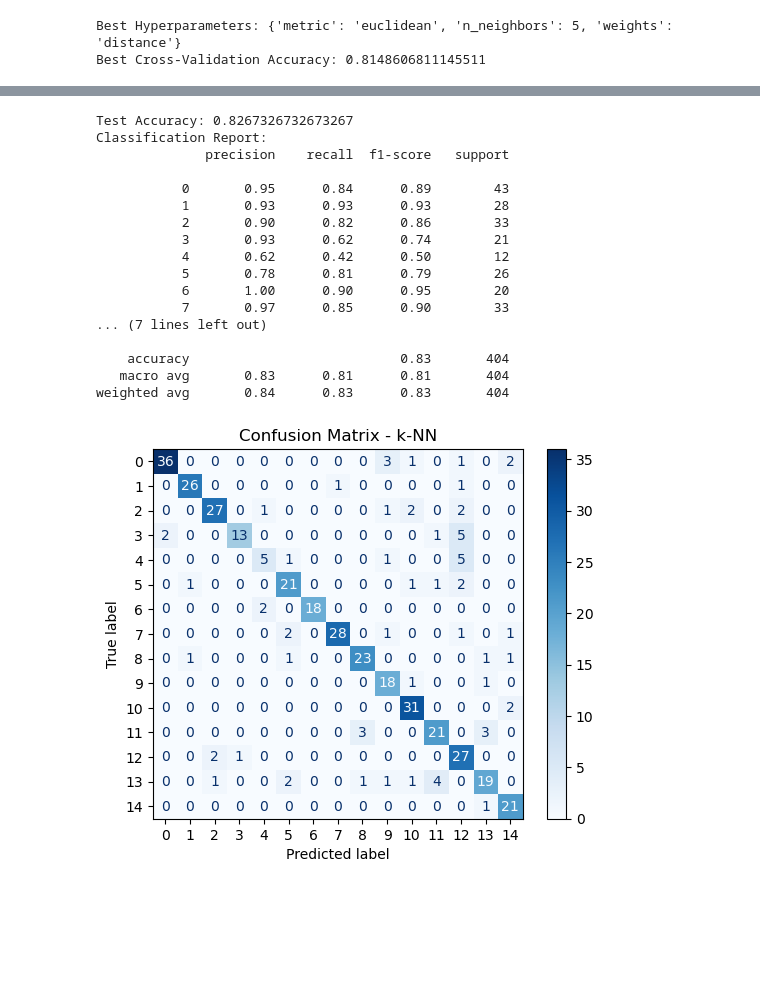
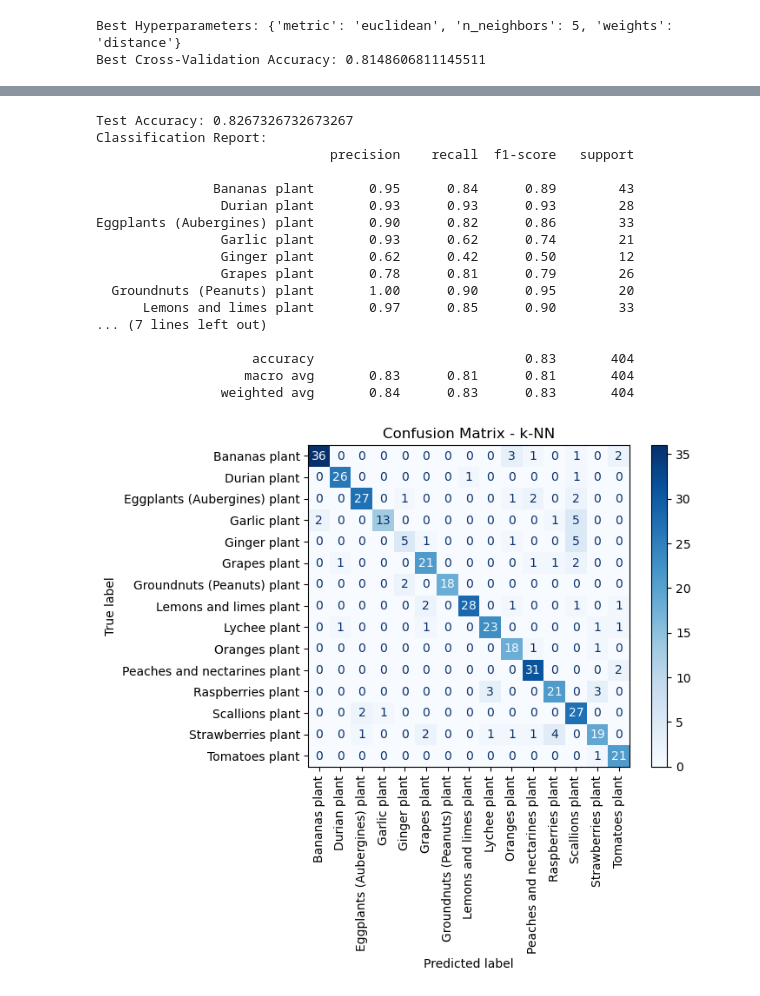
Before and after one commit to Rwangle/plant-classifier, a Jupyter notebook: notebooks/knn.ipynb, the cells around one changed output, grey strips where cells are left out. Drawn from its saved outputs; the diff is of its cells as text; code cells hidden in the pictures; blank space fills up the shorter version.

```diff
--- a/notebooks/knn.ipynb
+++ b/notebooks/knn.ipynb
@@ -14,6 +14,26 @@ X_train = np.load('X_train.npy')
 y_train = np.load('y_train.npy')
 X_test = np.load('X_test.npy')
 y_test = np.load('y_test.npy')
+# %%
+# %%
+from torchvision.datasets import ImageFolder
+from torchvision import transforms
+
+# Use the same transform as before (just for consistency, although it's not used here)
+transform = transforms.Compose([
+    transforms.Resize((224, 224)),
+    transforms.ToTensor(),
+    transforms.Normalize(
+        mean=[0.485, 0.456, 0.406],
+        std=[0.229, 0.224, 0.225]
+    )
+])
+
+# Reload the train dataset to get class names
+train_data = ImageFolder(root="../fruits train", transform=transform)
+class_names = train_data.classes  # e.g., ['Bananas plant', 'Durian plant', ...]
+class_to_idx = train_data.class_to_idx  # e.g., {'Bananas plant': 0, 'Durian plant': 1, ...}
+idx_to_class = {v: k for k, v in class_to_idx.items()}
 # %%
 print("Training shape:", X_train.shape)
 print("Test shape:", X_test.shape)
@@ -73,38 +172,51 @@ y_pred = best_knn.predict(X_test)
 test_accuracy = accuracy_score(y_test, y_pred)
 print("Test Accuracy:", test_accuracy)
 
+class_names = train_data.classes
+
+
 # Classification Report
 print("Classification Report:")
-print(classification_report(y_test, y_pred))
+print(classification_report(y_test, y_pred, target_names=class_names))
 # %% [output]
 Test Accuracy: 0.8267326732673267
 Classification Report:
-              precision    recall  f1-score   support
+                              precision    recall  f1-score   support
 
-           0       0.95      0.84      0.89        43
-           1       0.93      0.93      0.93        28
-           2       0.90      0.82      0.86        33
-           3       0.93      0.62      0.74        21
-           4       0.62      0.42      0.50        12
-           5       0.78      0.81      0.79        26
-           6       1.00      0.90      0.95        20
-           7       0.97      0.85      0.90        33
+               Bananas plant       0.95      0.84      0.89        43
+                Durian plant       0.93      0.93      0.93        28
+Eggplants (Aubergines) plant       0.90      0.82      0.86        33
+                Garlic plant       0.93      0.62      0.74        21
+                Ginger plant       0.62      0.42      0.50        12
+                Grapes plant       0.78      0.81      0.79        26
+  Groundnuts (Peanuts) plant       1.00      0.90      0.95        20
+      Lemons and limes plant       0.97      0.85      0.90        33
 ... (7 lines left out)
 
-    accuracy                           0.83       404
-   macro avg       0.83      0.81      0.81       404
-weighted avg       0.84      0.83      0.83       404
+                    accuracy                           0.83       404
+                   macro avg       0.83      0.81      0.81       404
+                weighted avg       0.84      0.83      0.83       404
 # %%
 # Optional: Save the best model
 import joblib
 joblib.dump(best_knn, 'best_knn_model.pkl')
 
 # Optional: Confusion Matrix
 from sklearn.metrics import ConfusionMatrixDisplay
 import matplotlib.pyplot as plt
 
-ConfusionMatrixDisplay.from_estimator(best_knn, X_test, y_test, cmap='Blues')
+
+ConfusionMatrixDisplay.from_estimator(
+    best_knn,
+    X_test,
+    y_test,
+    display_labels=class_names,  # <-- class names here
+    cmap='Blues',
+    xticks_rotation=90  # optional: tilt x-axis labels for readability
+)
+
 plt.title("Confusion Matrix - k-NN")
+plt.savefig('knn_confusion_matrix.png', bbox_inches='tight')
 plt.show()
 # %% [output]
-[figure, old version]
+[figure, new version]
```
Also changed, not shown: parts of 2 cells of this notebook, 4 other files.
